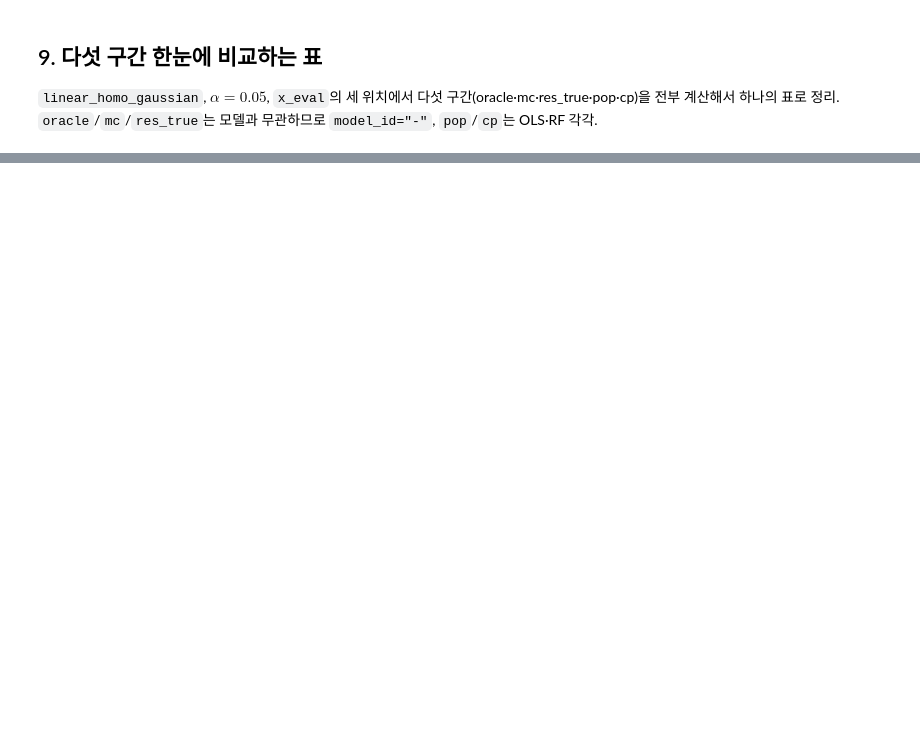
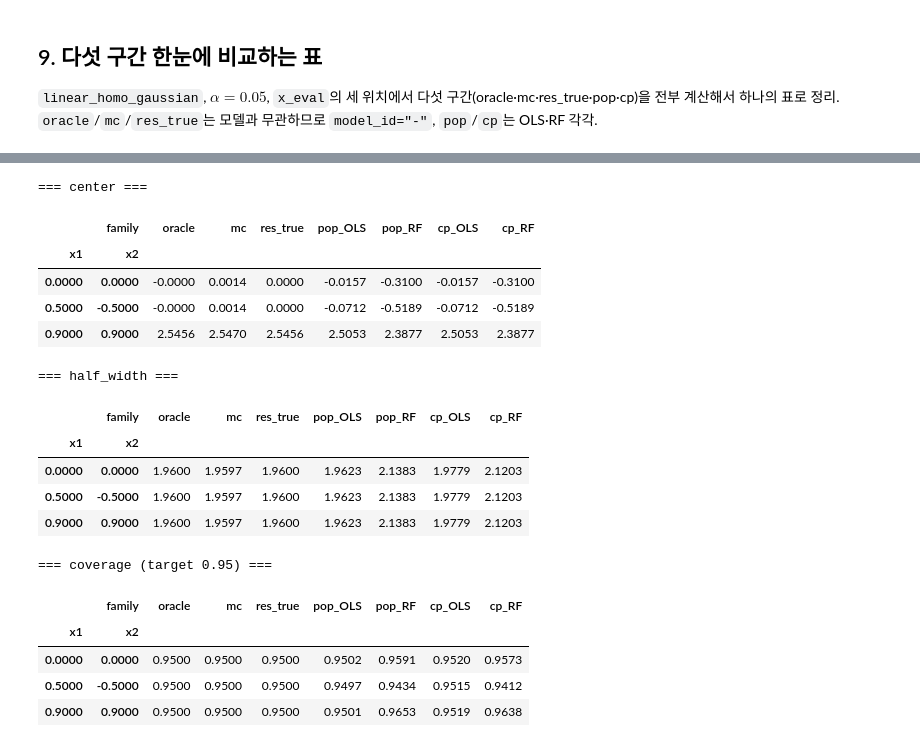
Before and after one commit to cms6090/simulation, a Jupyter notebook: notebooks/mc_vs_cp.ipynb, the cells around one changed output, grey strips where cells are left out. Drawn from its saved outputs; the diff is of its cells as text; code cells hidden in the pictures; blank space fills up the shorter version.

```diff
--- a/notebooks/mc_vs_cp.ipynb
+++ b/notebooks/mc_vs_cp.ipynb
@@ -896,0 +963,44 @@ five_intervals_table
+# %%
+from IPython.display import display
+
+FAMILY_ORDER = ["oracle", "mc", "res_true", "pop_OLS", "pop_RF", "cp_OLS", "cp_RF"]
+
+# interval_id와 model_id를 합쳐서 "family" 하나의 이름으로 만듦 (model_id가 "-"면 그냥 interval_id만 씀)
+table_with_family = five_intervals_table.copy()
+table_with_family["family"] = table_with_family.apply(
+    lambda row: row["interval_id"] if row["model_id"] == "-" else f"{row['interval_id']}_{row['model_id']}",
+    axis=1,
+)
+
+# 지표(center, half_width, coverage)마다 따로 pivot 표를 만들고, 각각을 별도의 표로 보여줌
+center_table = table_with_family.pivot(index=["x1", "x2"], columns="family", values="center")[FAMILY_ORDER]
+half_width_table = table_with_family.pivot(index=["x1", "x2"], columns="family", values="half_width")[FAMILY_ORDER]
+coverage_table = table_with_family.pivot(index=["x1", "x2"], columns="family", values="coverage")[FAMILY_ORDER]
+
+print("=== center ===")
+display(center_table)
+
+print("\n=== half_width ===")
+display(half_width_table)
+
+print("\n=== coverage (target 0.95) ===")
+display(coverage_table)
+# %% [output]
+=== center ===
+|  | family | oracle | mc | res_true | pop_OLS | pop_RF | cp_OLS | cp_RF |
+| x1 | x2 |  |  |  |  |  |  |  |
+| 0.0000 | 0.0000 | -0.0000 | 0.0014 | 0.0000 | -0.0157 | -0.3100 | -0.0157 | -0.3100 |
+| 0.5000 | -0.5000 | -0.0000 | 0.0014 | 0.0000 | -0.0712 | -0.5189 | -0.0712 | -0.5189 |
+| 0.9000 | 0.9000 | 2.5456 | 2.5470 | 2.5456 | 2.5053 | 2.3877 | 2.5053 | 2.3877 |
+=== half_width ===
+|  | family | oracle | mc | res_true | pop_OLS | pop_RF | cp_OLS | cp_RF |
+| x1 | x2 |  |  |  |  |  |  |  |
+| 0.0000 | 0.0000 | 1.9600 | 1.9597 | 1.9600 | 1.9623 | 2.1383 | 1.9779 | 2.1203 |
+| 0.5000 | -0.5000 | 1.9600 | 1.9597 | 1.9600 | 1.9623 | 2.1383 | 1.9779 | 2.1203 |
+| 0.9000 | 0.9000 | 1.9600 | 1.9597 | 1.9600 | 1.9623 | 2.1383 | 1.9779 | 2.1203 |
+=== coverage (target 0.95) ===
+|  | family | oracle | mc | res_true | pop_OLS | pop_RF | cp_OLS | cp_RF |
+| x1 | x2 |  |  |  |  |  |  |  |
+| 0.0000 | 0.0000 | 0.9500 | 0.9500 | 0.9500 | 0.9502 | 0.9591 | 0.9520 | 0.9573 |
+| 0.5000 | -0.5000 | 0.9500 | 0.9500 | 0.9500 | 0.9497 | 0.9434 | 0.9515 | 0.9412 |
+| 0.9000 | 0.9000 | 0.9500 | 0.9500 | 0.9500 | 0.9501 | 0.9653 | 0.9519 | 0.9638 |
```
Also changed, not shown: parts of 29 cells of this notebook.
